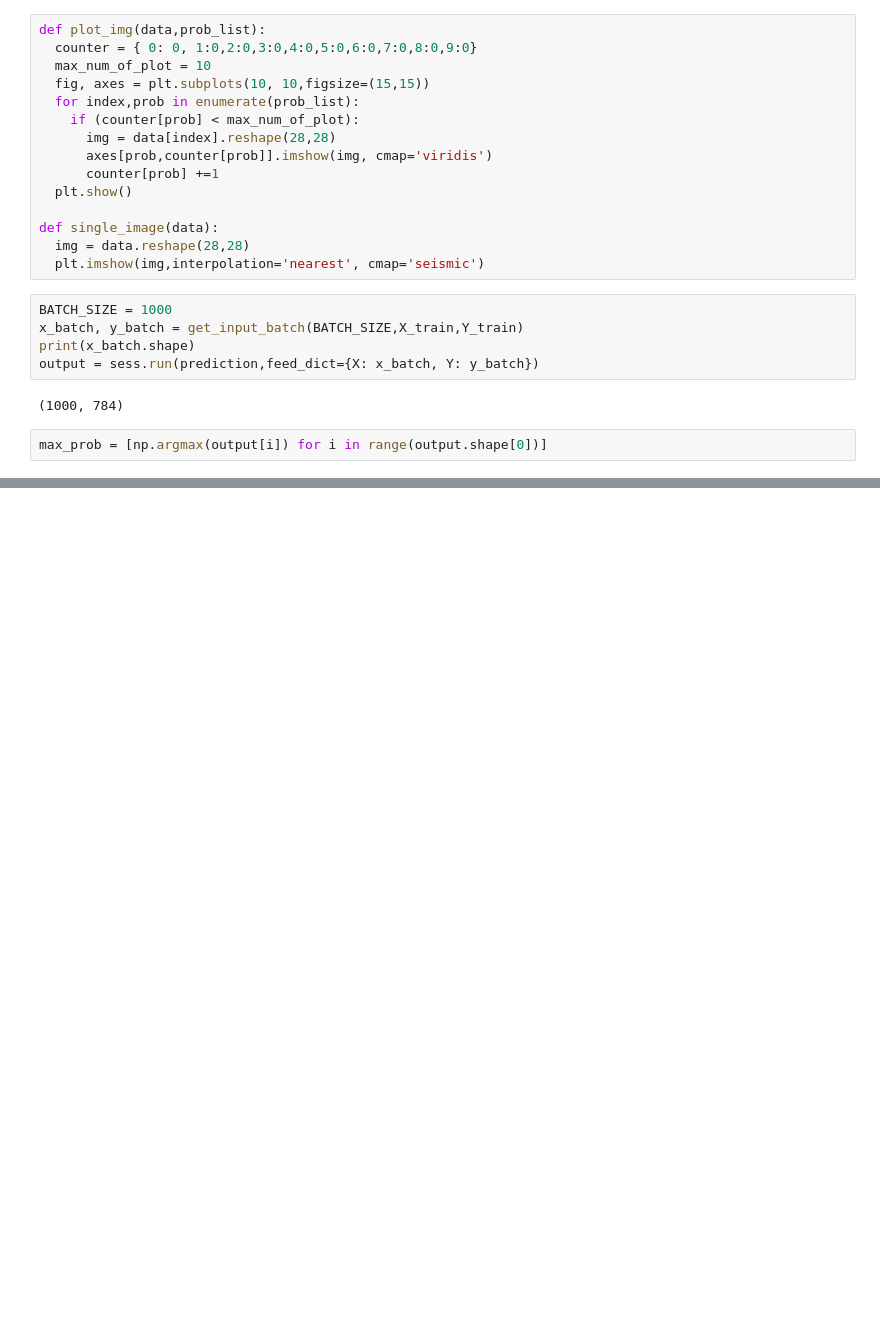
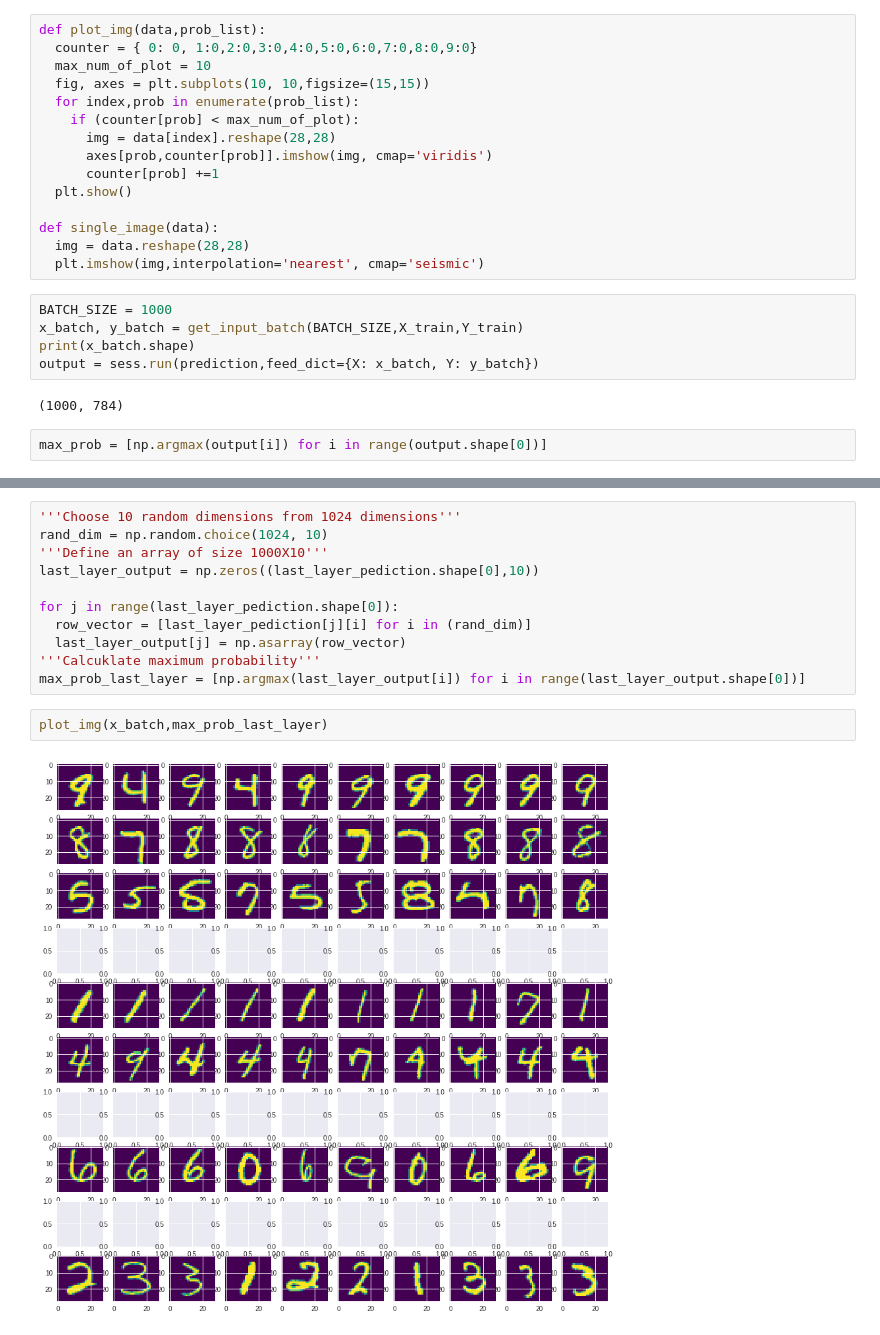
Before and after one commit to saurabhIU/Deep-Learning, a Jupyter notebook: Assignment_1.ipynb, the cells around one changed output, grey strips where cells are left out. Cells and saved outputs as stored; diff of their text form; blank space fills up the shorter version.

```diff
--- a/Assignment_1.ipynb
+++ b/Assignment_1.ipynb
@@ -109,0 +119,15 @@ plot_img(x_batch,max_prob)
+# %%
+'''Choose 10 random dimensions from 1024 dimensions'''
+rand_dim = np.random.choice(1024, 10)
+'''Define an array of size 1000X10'''
+last_layer_output = np.zeros((last_layer_pediction.shape[0],10))
+
+for j in range(last_layer_pediction.shape[0]):
+  row_vector = [last_layer_pediction[j][i] for i in (rand_dim)]
+  last_layer_output[j] = np.asarray(row_vector)
+'''Calcuklate maximum probability'''
+max_prob_last_layer = [np.argmax(last_layer_output[i]) for i in range(last_layer_output.shape[0])]
+# %%
+plot_img(x_batch,max_prob_last_layer)
+# %% [output]
+[figure, added]
```
Also changed, not shown: parts of 5 cells of this notebook.
